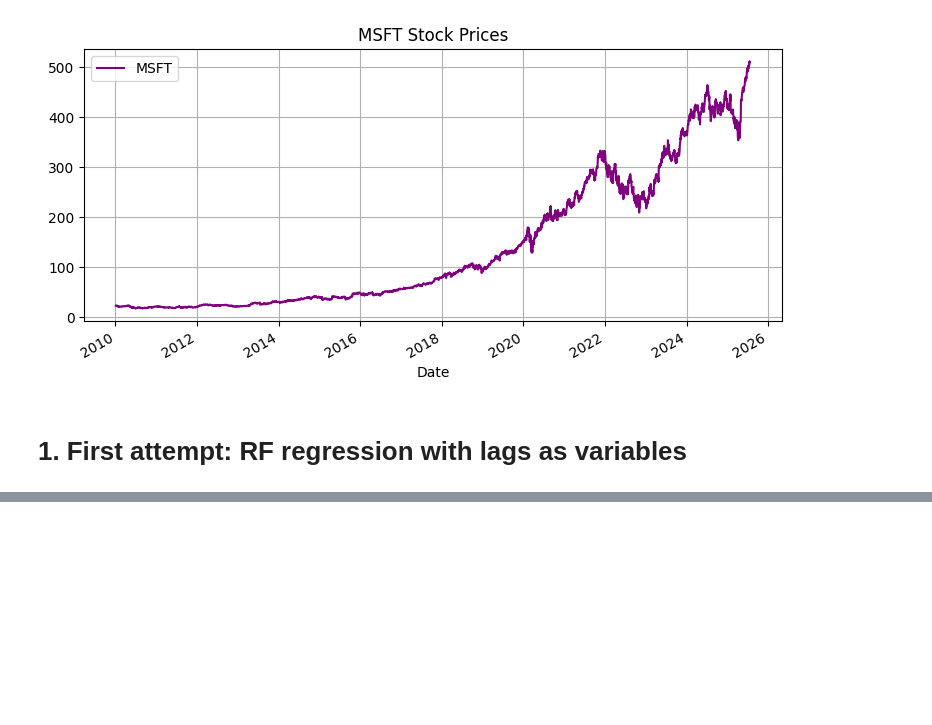
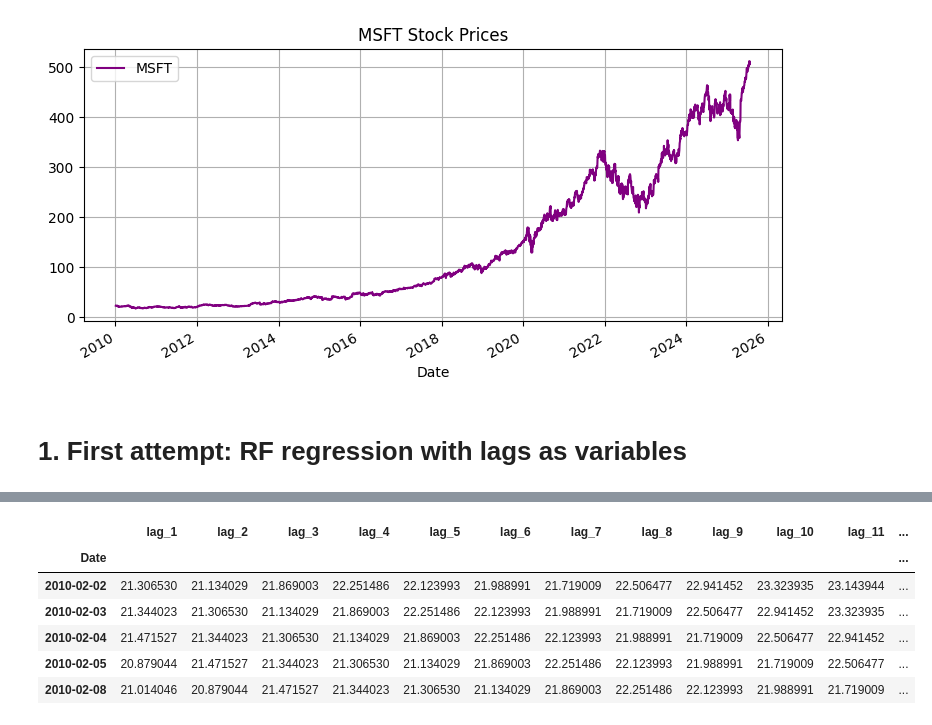
Before and after one commit to Larraguibel/Financial-Analysis, a Jupyter notebook: analysis/MSFT stock forecasting/random_forest.ipynb, the cells around one changed output, grey strips where cells are left out. Drawn from its saved outputs; the diff is of its cells as text; code cells hidden in the pictures; blank space fills up the shorter version.

```diff
--- a/analysis/MSFT stock forecasting/random_forest.ipynb
+++ b/analysis/MSFT stock forecasting/random_forest.ipynb
@@ -115,0 +92,13 @@ plt.plot([l[0] for l in lags_MSE], [l[1] for l in lags_MSE])
+# %%
+# 1. Build features and align targets
+features = create_features(msft_df, window=20)
+targets  = msft_df["Close"].loc[features.index]
+
+# 3. Fit and score
+rf = RandomForestRegressor(n_estimators=200, random_state=42, max_features=1/2,
+                           max_depth=10, min_samples_leaf=5, n_jobs=-1)
+rf.fit(features, targets)
+
+# predicts 30 days after the late date in msft_df
+future_dates = pd.date_range(start=msft_df.index[-1] + pd.Timedelta(days=1),
+                              periods=30, freq='B')
@@ -115,0 +115,10 @@ plt.plot([l[0] for l in lags_MSE], [l[1] for l in lags_MSE])
+# %%
+features.head()
+# %% [output]
+|  | lag_1 | lag_2 | lag_3 | lag_4 | lag_5 | lag_6 | lag_7 | lag_8 | lag_9 | lag_10 | lag_11 | ... |
+| Date |  |  |  |  |  |  |  |  |  |  |  | ... |
+| 2010-02-02 | 21.306530 | 21.134029 | 21.869003 | 22.251486 | 22.123993 | 21.988991 | 21.719009 | 22.506477 | 22.941452 | 23.323935 | 23.143944 | ... |
+| 2010-02-03 | 21.344023 | 21.306530 | 21.134029 | 21.869003 | 22.251486 | 22.123993 | 21.988991 | 21.719009 | 22.506477 | 22.941452 | 23.323935 | ... |
+| 2010-02-04 | 21.471527 | 21.344023 | 21.306530 | 21.134029 | 21.869003 | 22.251486 | 22.123993 | 21.988991 | 21.719009 | 22.506477 | 22.941452 | ... |
+| 2010-02-05 | 20.879044 | 21.471527 | 21.344023 | 21.306530 | 21.134029 | 21.869003 | 22.251486 | 22.123993 | 21.988991 | 21.719009 | 22.506477 | ... |
+| 2010-02-08 | 21.014046 | 20.879044 | 21.471527 | 21.344023 | 21.306530 | 21.134029 | 21.869003 | 22.251486 | 22.123993 | 21.988991 | 21.719009 | ... |
```
Also changed, not shown: parts of 8 cells of this notebook.
